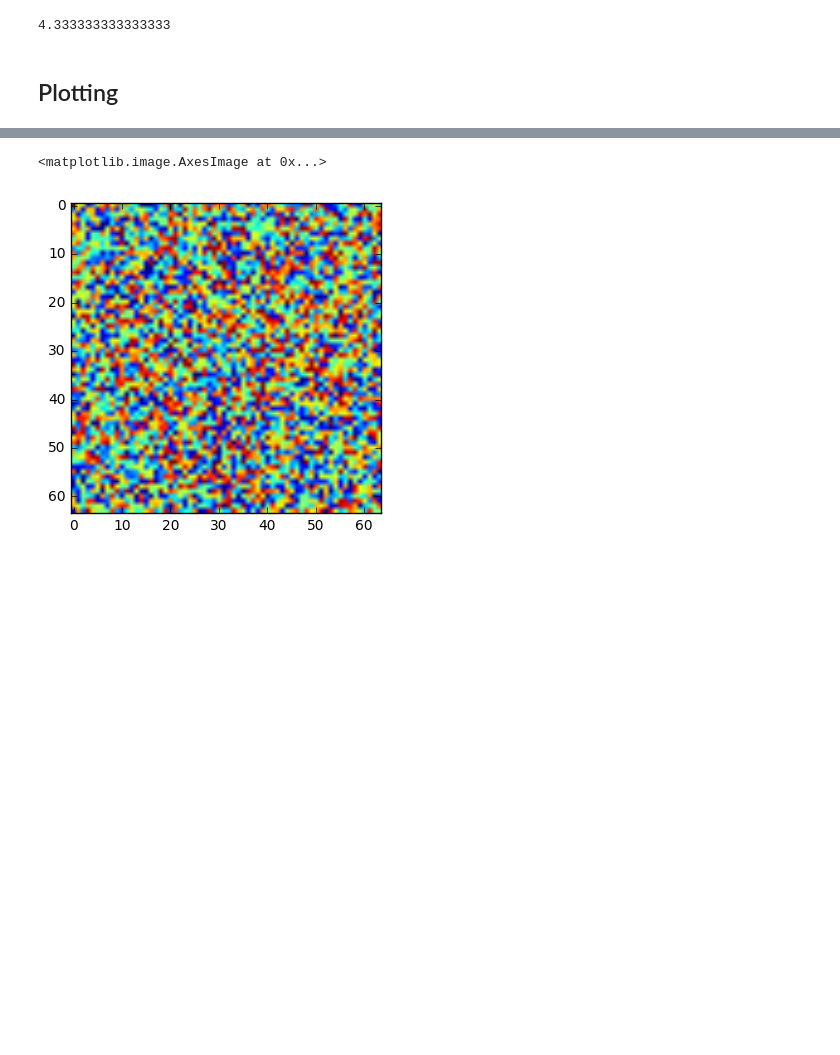
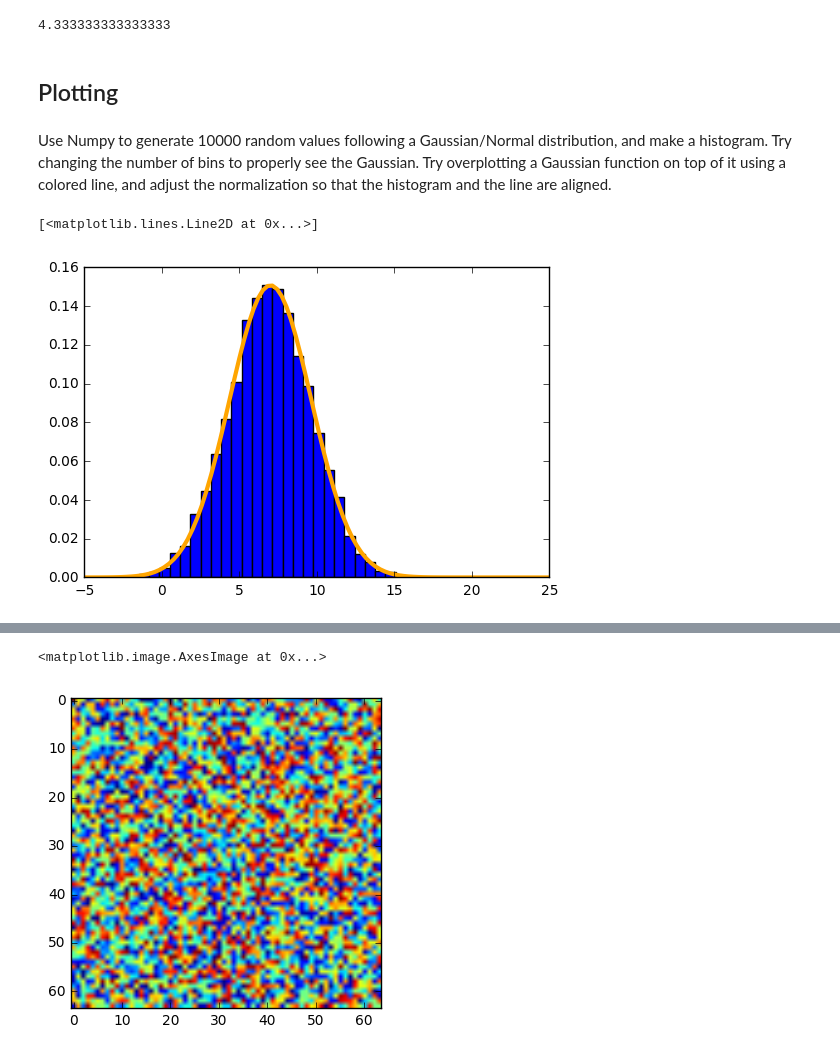
Before and after one commit to woskar/python-for-scientists, a Jupyter notebook: Python for Scientists - Lecture Notes.ipynb, the cells around one changed output, grey strips where cells are left out. Drawn from its saved outputs; the diff is of its cells as text; code cells hidden in the pictures; blank space fills up the shorter version.

```diff
--- a/Python for Scientists - Lecture Notes.ipynb
+++ b/Python for Scientists - Lecture Notes.ipynb
@@ -257,0 +263,13 @@ mean(l)
+# %% [markdown]
+Use Numpy to generate 10000 random values following a Gaussian/Normal distribution, and make a histogram. Try changing the number of bins to properly see the Gaussian. Try overplotting a Gaussian function on top of it using a colored line, and adjust the normalization so that the histogram and the line are aligned.
+# %%
+def gaussian(x,mu,sig):
+    return (1/(np.sqrt(2*np.pi)*sig))*np.exp(-(x-mu)**2/(2*sig**2))
+
+x = np.linspace(-5, 25, 100)
+d = np.random.normal(7, np.sqrt(7), 10000)
+plt.hist(d, bins=30, normed=True, color='b')
+plt.plot(x, mlab.normpdf(x, 7, np.sqrt(7)), linewidth=3, color='orange')
+# %% [output]
+[<matplotlib.lines.Line2D at 0x...>]
+[figure, added]
```
Also changed, not shown: parts of 23 cells of this notebook.
